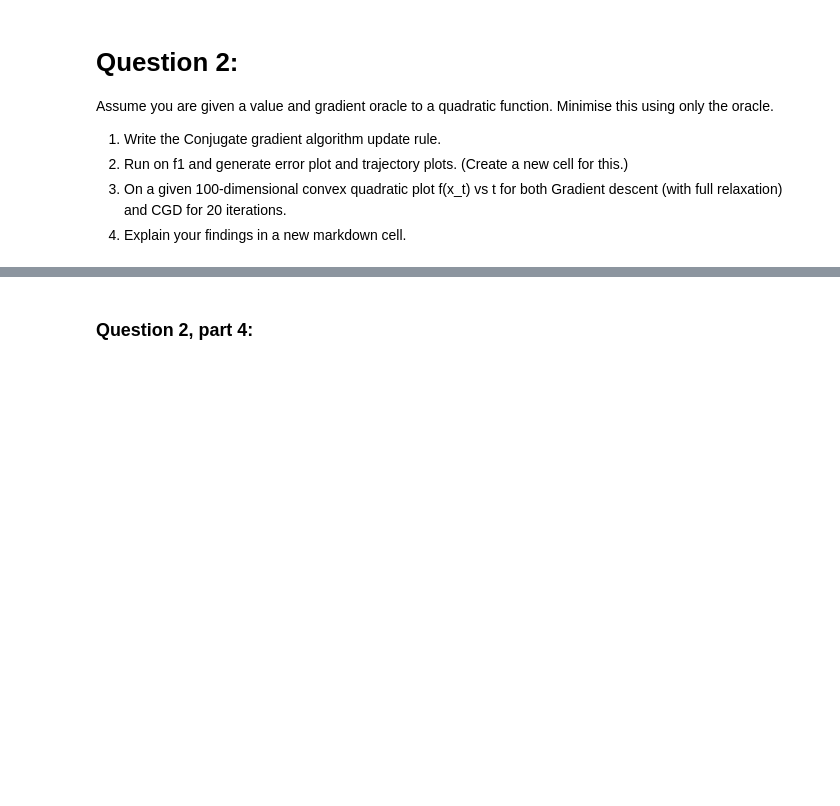
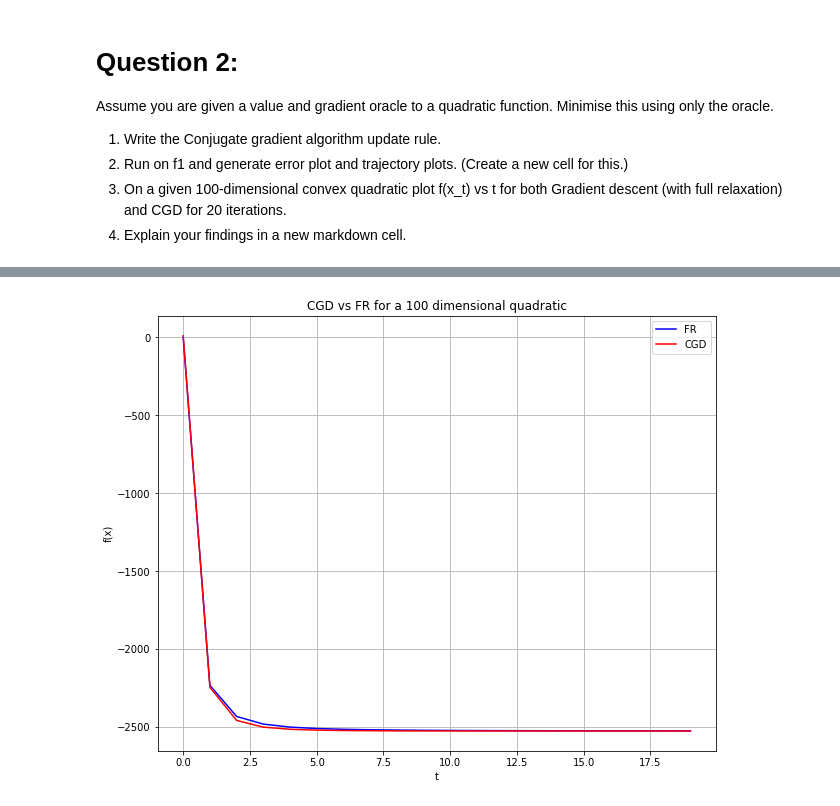
Before and after one commit to Milind-Blaze/CS5020_2019, a Jupyter notebook: PA_unconstrained_opt_student.ipynb, the cells around one changed output, grey strips where cells are left out. Drawn from its saved outputs; the diff is of its cells as text; code cells hidden in the pictures; blank space fills up the shorter version.

```diff
--- a/PA_unconstrained_opt_student.ipynb
+++ b/PA_unconstrained_opt_student.ipynb
@@ -560,19 +609,28 @@ def get_gradient(x):
 # %%
 # Question 2, part 3
 
 f_vals_GD=[]
 x=np.random.randn(n_dim)*0.1
 for t in range(20):
     f_vals_GD.append(get_value(x))
     x = gradient_descent_update_FR(x=x)
 
 f_vals_CGD=[]
 x=np.random.randn(n_dim)*0.1
 d=-1*get_gradient(x)
 for t in range(20):
     f_vals_CGD.append(get_value(x))
     x, d = CG_update(x,d)
 
-plt.plot(range(20),f_vals_GD, 'b-', range(20), f_vals_CGD, 'r-')
+plt.figure(figsize = (10,8))
+plt.title("CGD vs FR for a 100 dimensional quadratic")
+plt.xlabel("t")
+plt.ylabel("f(x)")
+plt.grid()
+
+plt.plot(range(20),f_vals_GD, 'b-', label = "FR")
+plt.plot(range(20), f_vals_CGD, 'r-', label = "CGD")
+plt.legend()
+plt.show()
+# %% [output]
+[figure, added]
-# %% [markdown]
-### Question 2, part 4:
```
Also changed, not shown: parts of 5 cells of this notebook.
